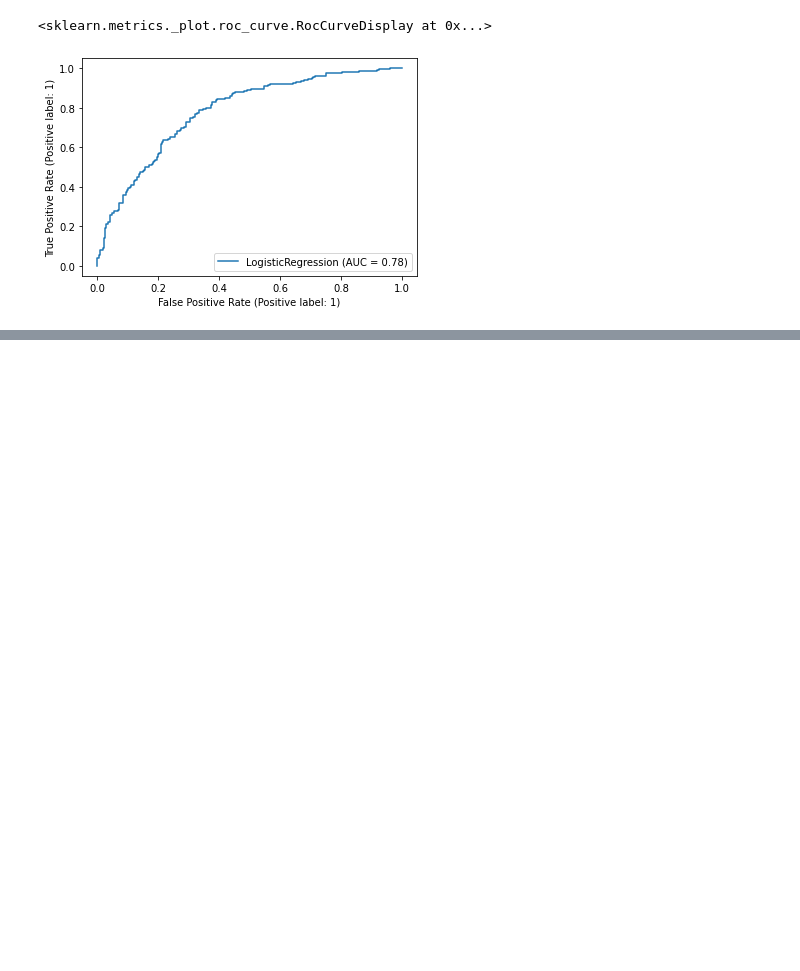
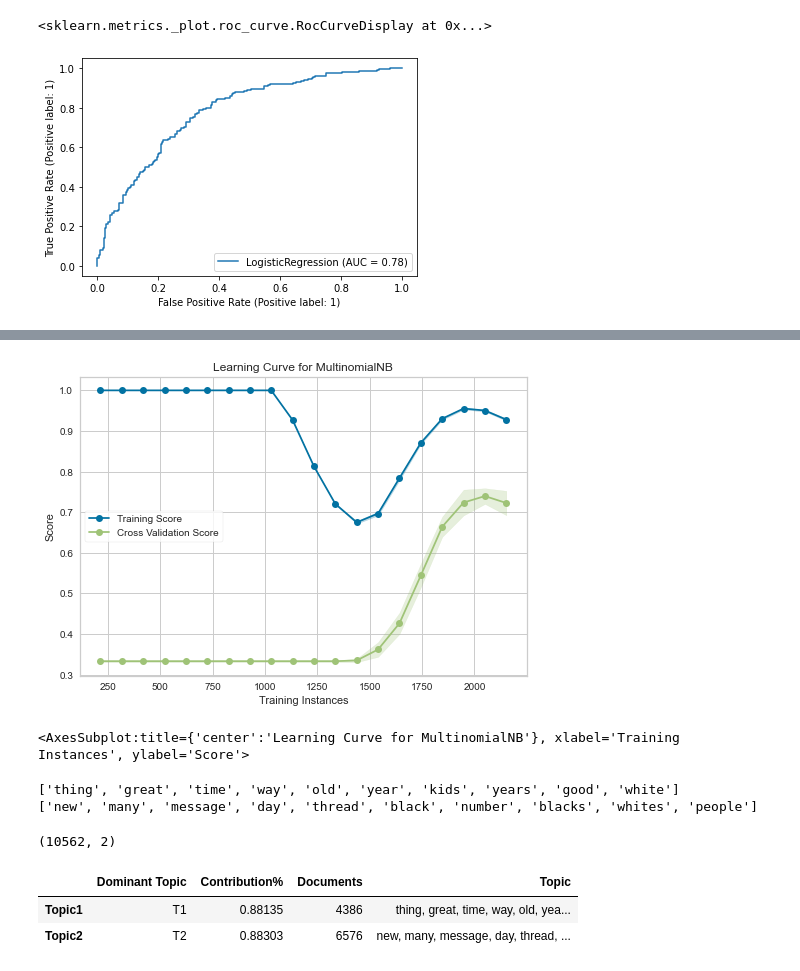
Before and after one commit to martinaviggiano/textsent_project, a Jupyter notebook: Models .ipynb, the cells around one changed output, grey strips where cells are left out. Cells and saved outputs as stored; diff of their text form; code cells hidden in the pictures; blank space fills up the shorter version.

```diff
--- a/Models .ipynb
+++ b/Models .ipynb
@@ -211,10 +211,13 @@ Original dataset
 | Decision Tree | 0.865573 | 0.379928 | 0.616849 | 0.628776 |
 # %% [markdown]
 ## Balanced Dataset
+# %%
+X_bal = tfidf_vectorizer.fit_transform(data['lemmatized'])
+y_bal = data["label"]
 # %%
 undersample = RandomUnderSampler(sampling_strategy='majority', random_state=42)
 # %%
-X_under, y_under = undersample.fit_resample(X_class, y_class)
+X_under, y_under = undersample.fit_resample(X_bal, y_bal)
 print(Counter(y_under))
 # %% [output]
 Counter({0: 1196, 1: 1196})
@@ -1045,0 +1069,20 @@ plot_roc_curve(log_fit_f,  X_test_f, y_test_f)
+# %%
+from sklearn.model_selection import StratifiedKFold
+from yellowbrick.datasets import load_game
+from yellowbrick.model_selection import LearningCurve
+
+# Create the learning curve visualizer
+cv = StratifiedKFold(n_splits=10)
+sizes = np.linspace(0.1, 1, 20 )
+
+# Instantiate the classification model and visualizer
+model = MultinomialNB()
+visualizer = LearningCurve(
+    model, cv=cv, scoring='f1_weighted', train_sizes=sizes, n_jobs=4
+)
+
+visualizer.fit(X_under, y_under)        # Fit the data to the visualizer
+visualizer.show()           # Finalize and render the figure
+# %% [output]
+[figure, added]
+<AxesSubplot:title={'center':'Learning Curve for MultinomialNB'}, xlabel='Training Instances', ylabel='Score'>
@@ -1045,0 +1092,37 @@ plot_roc_curve(log_fit_f,  X_test_f, y_test_f)
+# %%
+from sklearn.decomposition import LatentDirichletAllocation
+lda = LatentDirichletAllocation(n_components=2, random_state=42)
+X_class = tfidf_vectorizer.fit_transform(data["NOUN_ADJ"])
+lda.fit(X_class)
+for i, topic in enumerate(lda.components_):
+    print([tfidf_vectorizer.get_feature_names()[i] for i in topic.argsort()[-10:]])
+# %% [output]
+['thing', 'great', 'time', 'way', 'old', 'year', 'kids', 'years', 'good', 'white']
+['new', 'many', 'message', 'day', 'thread', 'black', 'number', 'blacks', 'whites', 'people']
+# %%
+document_topics_lda = lda.transform(X_class)
+document_topics_lda.shape
+# %% [output]
+(10562, 2)
+# %%
+topic_terms = lda.components_
+top_terms = 10
+topic_keyterms = []
+for i, topic in enumerate(lda.components_):
+    topic_keyterms.append([tfidf_vectorizer.get_feature_names()[i] for i in topic.argsort()[-10:]])
+topics = [', '.join(topic) for topic in topic_keyterms]
+topics_df = pd.DataFrame(topics, columns=['Term per Topic'], index=['Topic'+str(t) for t in range(1,2+1)])
+
+dt_df = pd.DataFrame(document_topics_lda, columns=['T'+str(i) for i in range(1,2+1)])
+pd.options.display.float_format='{:,.5f}'.format
+pd.set_option('display.max_colwidth',200)
+max_contrib_topics = dt_df.max(axis=0)
+dominant_topics = max_contrib_topics.index
+contrib_perc = max_contrib_topics.values
+document_numbers = [dt_df[dt_df[t]==max_contrib_topics.loc[t]].index[0] for t in dominant_topics]
+results_df = pd.DataFrame({'Dominant Topic': dominant_topics, 'Contribution%': contrib_perc, 'Documents': document_numbers, 'Topic': topics_df['Term per Topic']})
+results_df
+# %% [output]
+|  | Dominant Topic | Contribution% | Documents | Topic |
+| Topic1 | T1 | 0.88135 | 4386 | thing, great, time, way, old, yea... |
+| Topic2 | T2 | 0.88303 | 6576 | new, many, message, day, thread, ... |
```
Also changed, not shown: parts of 35 cells of this notebook, 2 other files.
